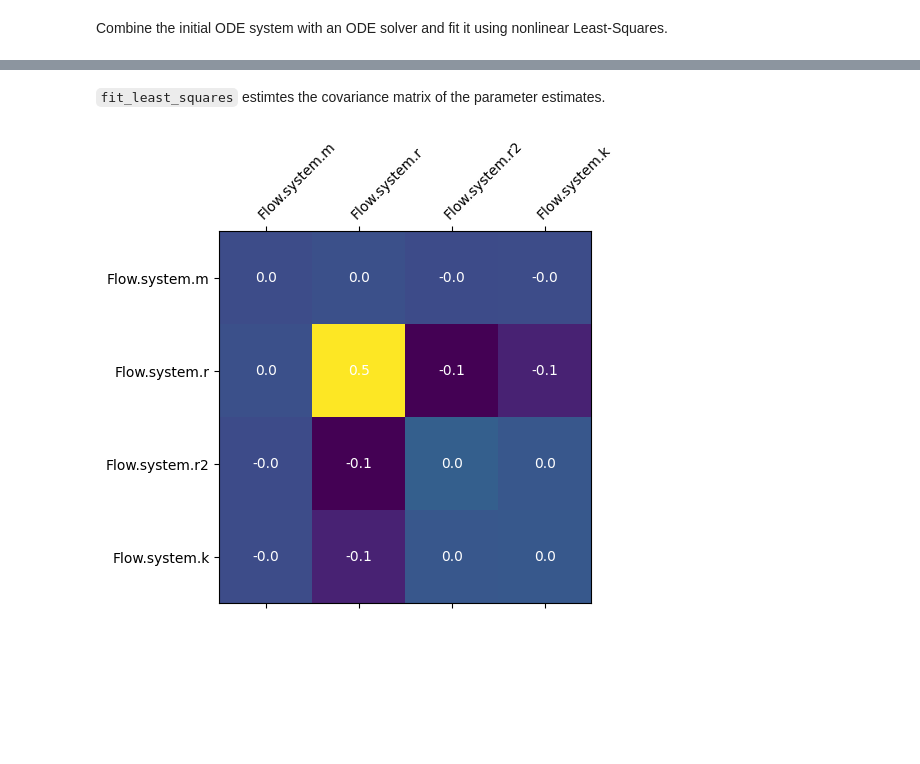
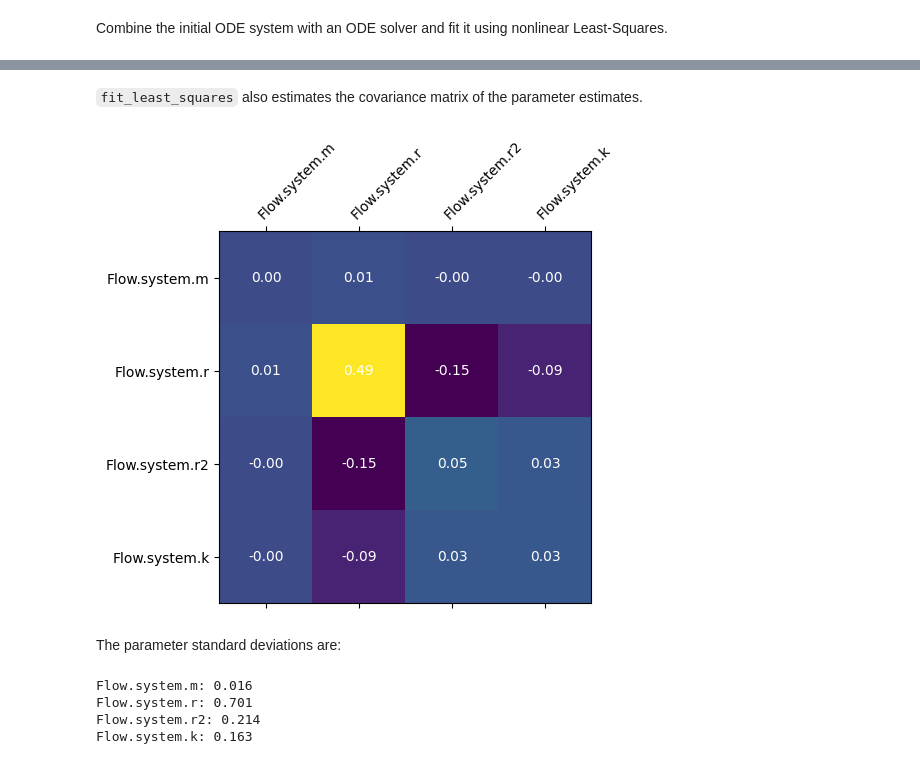
Before and after one commit to fhchl/dynax, a Jupyter notebook: examples/fit_ode.ipynb, the cells around one changed output, grey strips where cells are left out. Cells and saved outputs as stored; diff of their text form; code cells hidden in the pictures; blank space fills up the shorter version.

```diff
--- a/examples/fit_ode.ipynb
+++ b/examples/fit_ode.ipynb
@@ -166,20 +171,30 @@ fitted system: NonlinearDrag(
 # %% [markdown]
-`fit_least_squares` estimtes the covariance matrix of the parameter estimates.
+`fit_least_squares` also estimates the covariance matrix of the parameter estimates.
 # %%
 def plot_covariance(res):
     nparams = len(res.key_paths)
 
     plt.matshow(res.pcov)
     ax = plt.gca()
     ax.set_xticks(np.arange(nparams), labels=res.key_paths)
     ax.set_yticks(np.arange(nparams), labels=res.key_paths)
     plt.setp(ax.get_xticklabels(), rotation=45, ha="left", rotation_mode="anchor")
 
     for i in range(nparams):
         for j in range(nparams):
-            ax.text(j, i, f"{res.pcov[i, j]:.1f}", ha="center", va="center", color="w")
+            ax.text(j, i, f"{res.pcov[i, j]:.2f}", ha="center", va="center", color="w")
 
 
 plot_covariance(res)
 # %% [output]
-[figure, old version]
+[figure, new version]
+# %% [markdown]
+The parameter standard deviations are:
+# %%
+for kp, var in zip(res.key_paths, np.diag(res.pcov)):
+    print(f"{kp}: {np.sqrt(var):.3f}")
+# %% [output]
+Flow.system.m: 0.016
+Flow.system.r: 0.701
+Flow.system.r2: 0.214
+Flow.system.k: 0.163
```
Also changed, not shown: parts of 3 cells of this notebook, 1 other file.
